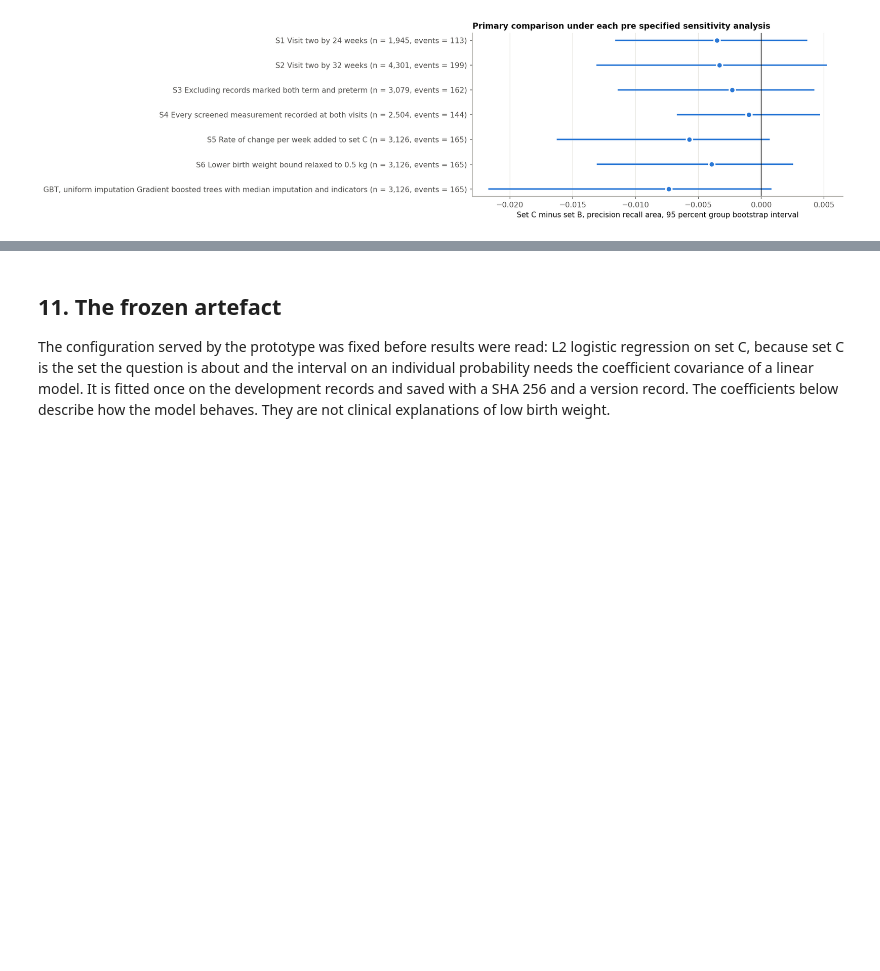
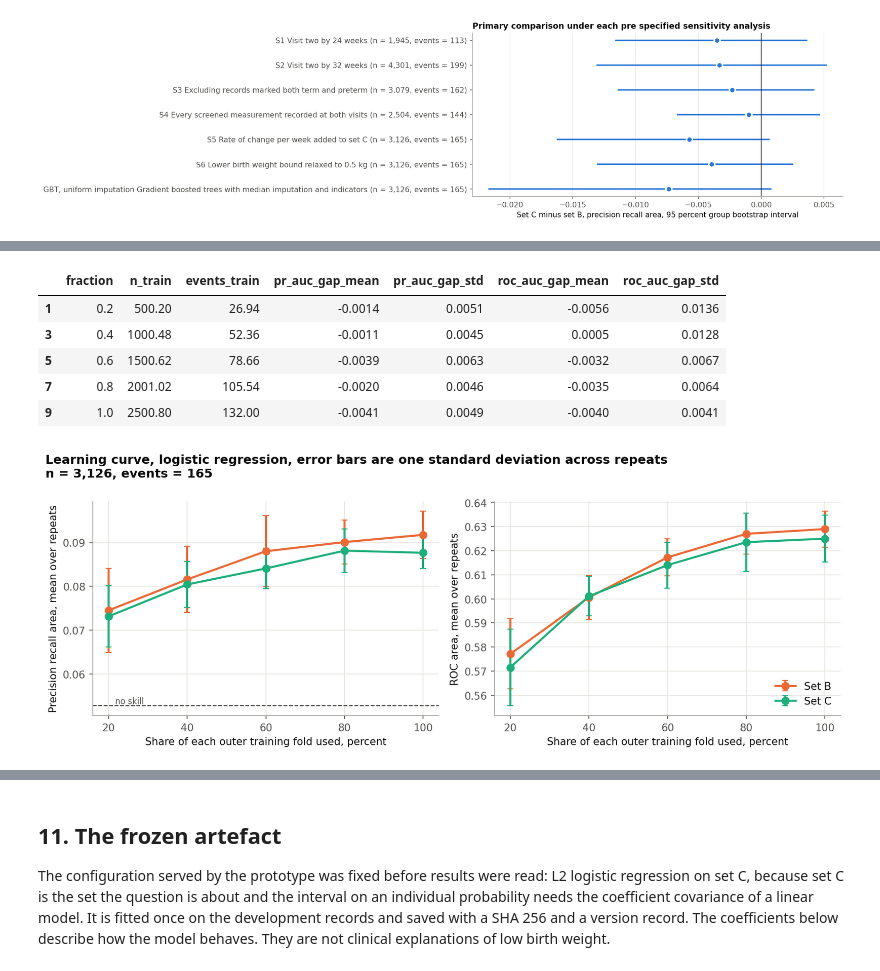
Before and after one commit to Kelvin364/Antanental_risk_model, a Jupyter notebook: notebooks/02_model_notebook.ipynb, the cells around one changed output, grey strips where cells are left out. Drawn from its saved outputs; the diff is of its cells as text; code cells hidden in the pictures; blank space fills up the shorter version.

Commit message:
Add Stage 5 sections to the model notebook
Each analysis is shown from its output table with a short plain English
reading. Missingness is interpreted as recording practice, not physiology.

```diff
--- a/notebooks/02_model_notebook.ipynb
+++ b/notebooks/02_model_notebook.ipynb
@@ -244,0 +253,12 @@ figure("fig11_sensitivity")
+# %%
+curve = table("learning_curve")
+display(curve[curve["feature_set"] == "C"][["fraction", "n_train", "events_train", "pr_auc_gap_mean", "pr_auc_gap_std", "roc_auc_gap_mean", "roc_auc_gap_std"]])
+figure("fig12_learning_curve")
+# %% [output]
+|  | fraction | n_train | events_train | pr_auc_gap_mean | pr_auc_gap_std | roc_auc_gap_mean | roc_auc_gap_std |
+| 1 | 0.2 | 500.20 | 26.94 | -0.0014 | 0.0051 | -0.0056 | 0.0136 |
+| 3 | 0.4 | 1000.48 | 52.36 | -0.0011 | 0.0045 | 0.0005 | 0.0128 |
+| 5 | 0.6 | 1500.62 | 78.66 | -0.0039 | 0.0063 | -0.0032 | 0.0067 |
+| 7 | 0.8 | 2001.02 | 105.54 | -0.0020 | 0.0046 | -0.0035 | 0.0064 |
+| 9 | 1.0 | 2500.80 | 132.00 | -0.0041 | 0.0049 | -0.0040 | 0.0041 |
+[figure, added]
```
Also changed, not shown: parts of 20 cells of this notebook.
